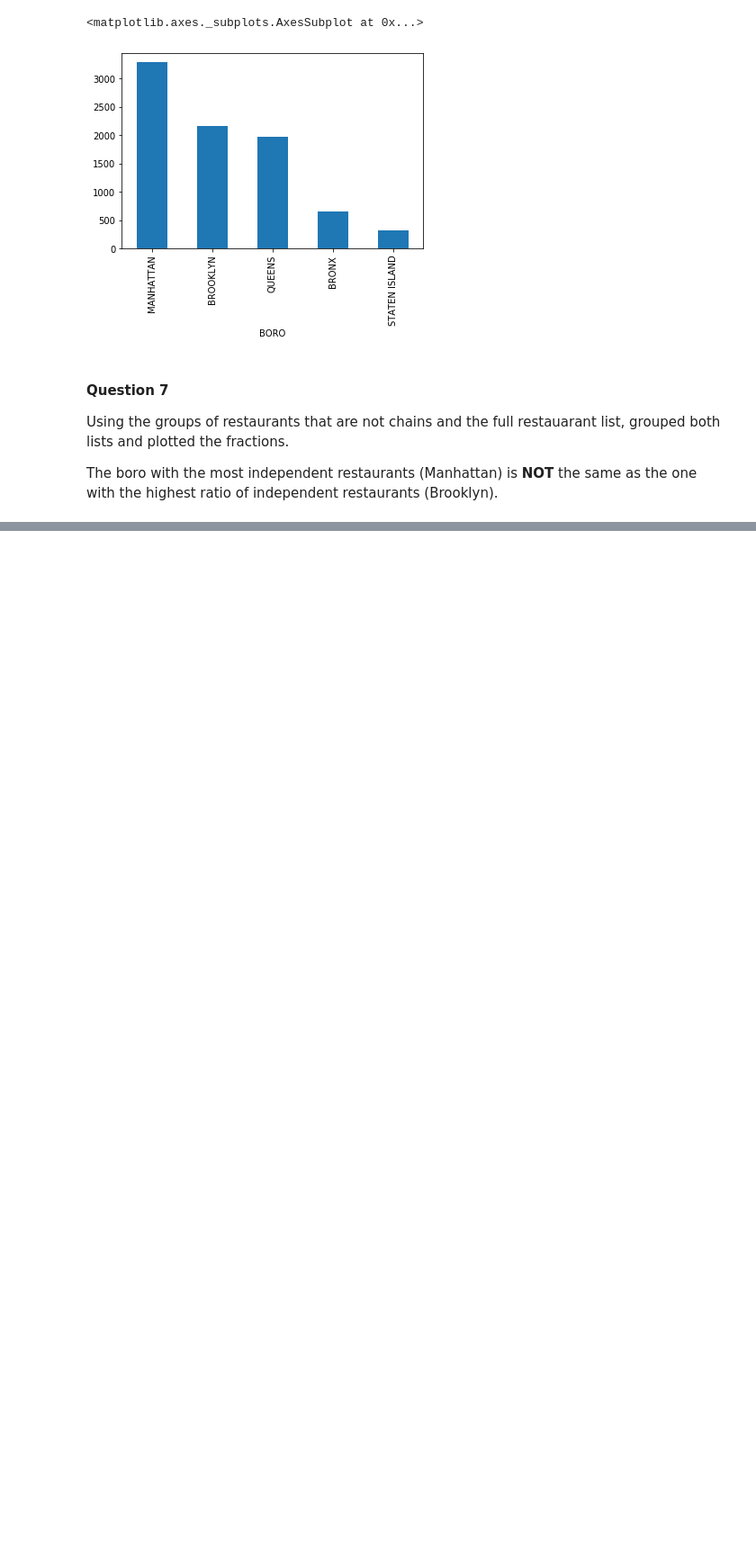
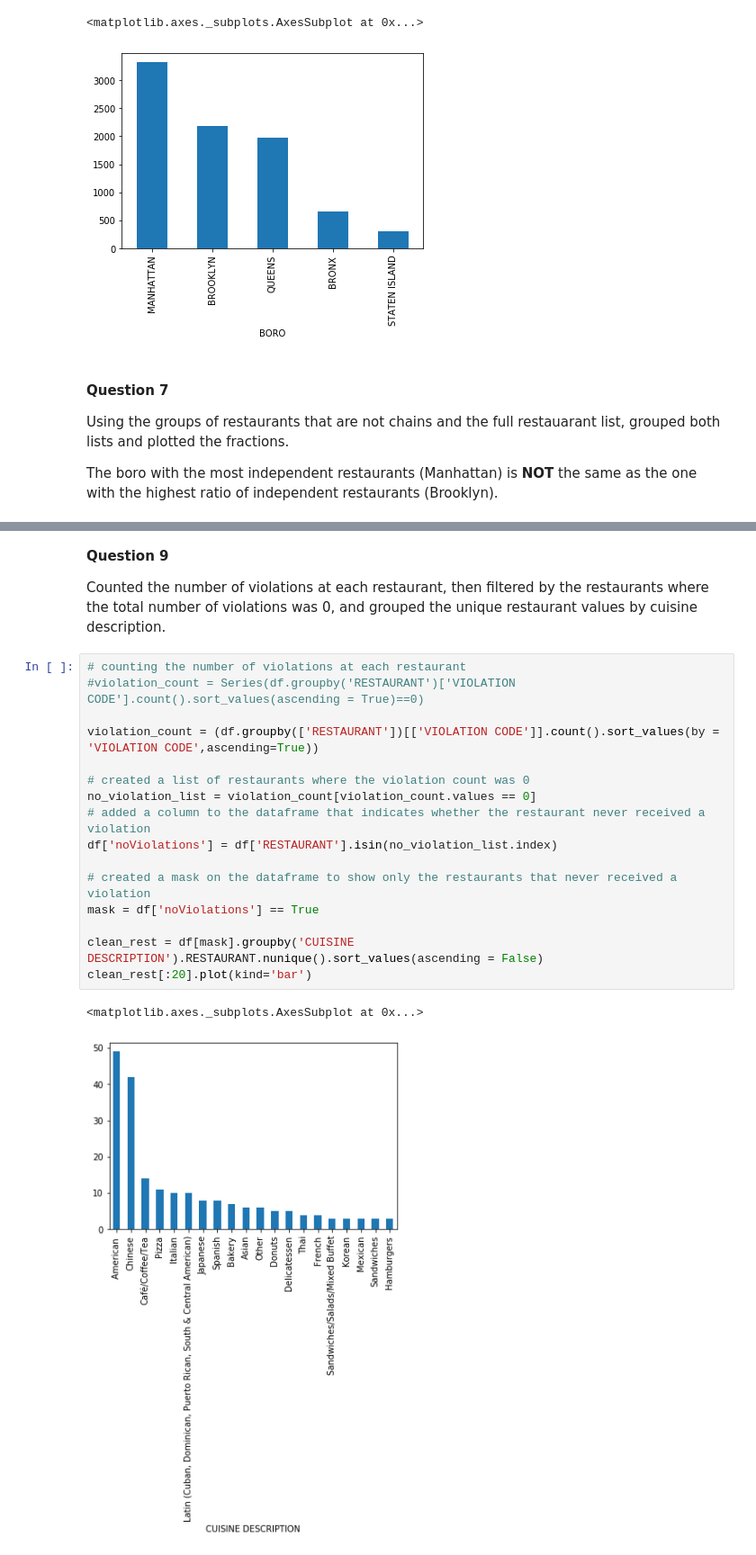
Before and after one commit to jocelynewalker/MIS381_Data_Analytics_Programming, a Jupyter notebook: Homework2.ipynb, the cells around one changed output, grey strips where cells are left out. Shown at 90% size. Saved outputs shown, nothing was run; the diff lists cells and outputs as text; blank space fills up the shorter version.

```diff
--- a/Homework2.ipynb
+++ b/Homework2.ipynb
@@ -94,0 +105,23 @@ non_chain_frac.sort_values(ascending=False).plot(kind='bar')
+# %% [markdown]
+**Question 9**
+
+Counted the number of violations at each restaurant, then filtered by the restaurants where the total number of violations was 0, and grouped the unique restaurant values by cuisine description.
+# %%
+# counting the number of violations at each restaurant
+#violation_count = Series(df.groupby('RESTAURANT')['VIOLATION CODE'].count().sort_values(ascending = True)==0)
+
+violation_count = (df.groupby(['RESTAURANT'])[['VIOLATION CODE']].count().sort_values(by = 'VIOLATION CODE',ascending=True))
+
+# created a list of restaurants where the violation count was 0
+no_violation_list = violation_count[violation_count.values == 0]
+# added a column to the dataframe that indicates whether the restaurant never received a violation
+df['noViolations'] = df['RESTAURANT'].isin(no_violation_list.index)
+
+# created a mask on the dataframe to show only the restaurants that never received a violation
+mask = df['noViolations'] == True
+
+clean_rest = df[mask].groupby('CUISINE DESCRIPTION').RESTAURANT.nunique().sort_values(ascending = False)
+clean_rest[:20].plot(kind='bar')
+# %% [output]
+<matplotlib.axes._subplots.AxesSubplot at 0x...>
+[figure, added]
```
Also changed, not shown: parts of 18 cells of this notebook, 32 other files.
